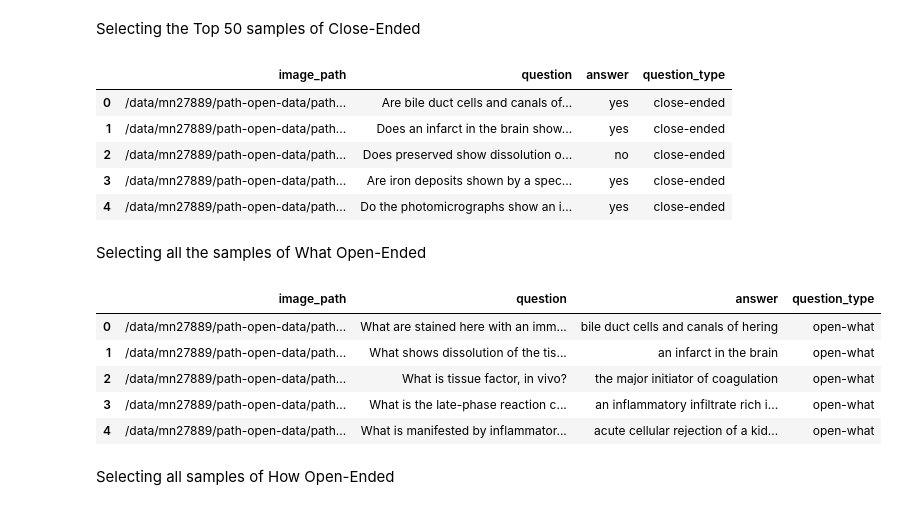
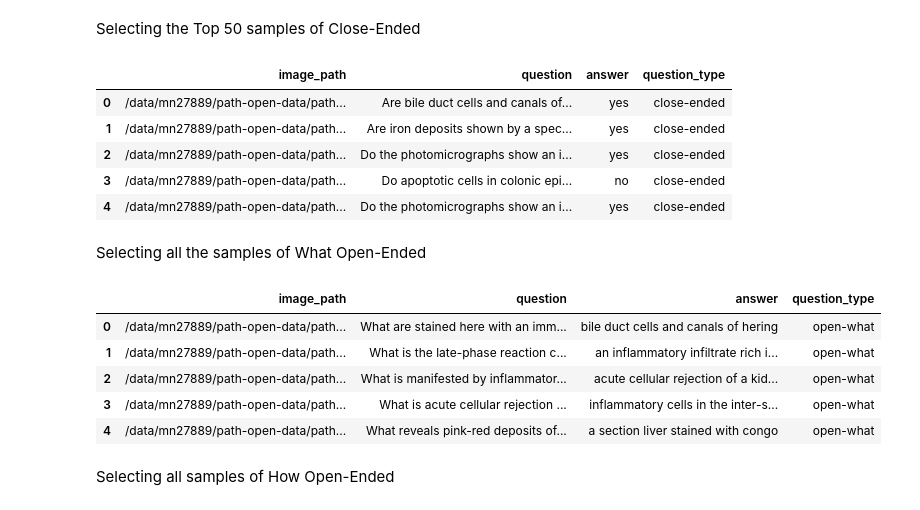
Before and after one commit to embedded-robotics/path-open-data, a Jupyter notebook: pathvqa_data_preparation.ipynb, the cells around one changed output. Saved outputs shown, nothing was run; the diff lists cells and outputs as text; code cells hidden in the pictures.

```diff
--- a/pathvqa_data_preparation.ipynb
+++ b/pathvqa_data_preparation.ipynb
@@ -46,0 +71,4 @@ Total Samples: 6723
+# %%
+pvqa_subset_val = "val"
+pvqa_images_subset_path_val = os.path.join(pvqa_images, pvqa_subset_val)
+pvqa_qas_subset_path_val = os.path.join(pvqa_qas, pvqa_subset_val)
@@ -46,0 +77,7 @@ Total Samples: 6723
+# %%
+file_name = "val_qa.pkl"
+qas_file_path_val = os.path.join(pvqa_qas_subset_path_val, file_name)
+with open(qas_file_path_val, 'rb') as file:
+    pvqa_qas_subset_val = pickle.load(file)
+
+print('Total Val Samples:',len(pvqa_qas_subset_val))
@@ -46,0 +88,3 @@ Total Samples: 6723
+# %%
+pvqa_qas_subset = pvqa_qas_subset_train + pvqa_qas_subset_test + pvqa_qas_subset_val
+len(pvqa_qas_subset)
@@ -128,6 +174,13 @@ Selecting the Top 50 samples of Close-Ended
 pvqa_eval_data_close_ended = pd.DataFrame(columns=['image_path', 'question', 'answer', 'question_type'])
 
 for sample in valid_close_ended_samples[0:50]:
+    if 'train' in sample['image']:
+        pvqa_images_subset_path = pvqa_images_subset_path_train
+    elif 'test' in sample['image']:
+        pvqa_images_subset_path = pvqa_images_subset_path_test
+    else:
+        pvqa_images_subset_path = pvqa_images_subset_path_val
+
     image_path = os.path.join(pvqa_images_subset_path, sample['image'] + '.jpg')
     question = sample['question']
     answer = sample['answer']
@@ -138,30 +191,37 @@ pvqa_eval_data_close_ended.head()
 # %% [output]
 |  | image_path | question | answer | question_type |
 | 0 | /data/mn27889/path-open-data/path... | Are bile duct cells and canals of... | yes | close-ended |
-| 1 | /data/mn27889/path-open-data/path... | Does an infarct in the brain show... | yes | close-ended |
-| 2 | /data/mn27889/path-open-data/path... | Does preserved show dissolution o... | no | close-ended |
-| 3 | /data/mn27889/path-open-data/path... | Are iron deposits shown by a spec... | yes | close-ended |
+| 1 | /data/mn27889/path-open-data/path... | Are iron deposits shown by a spec... | yes | close-ended |
+| 2 | /data/mn27889/path-open-data/path... | Do the photomicrographs show an i... | yes | close-ended |
+| 3 | /data/mn27889/path-open-data/path... | Do apoptotic cells in colonic epi... | no | close-ended |
 | 4 | /data/mn27889/path-open-data/path... | Do the photomicrographs show an i... | yes | close-ended |
 # %% [markdown]
 Selecting all the samples of What Open-Ended
 # %%
 pvqa_eval_data_open_what = pd.DataFrame(columns=['image_path', 'question', 'answer', 'question_type'])
 
 for sample in what_question_samples:
+    if 'train' in sample['image']:
+        pvqa_images_subset_path = pvqa_images_subset_path_train
+    elif 'test' in sample['image']:
+        pvqa_images_subset_path = pvqa_images_subset_path_test
+    else:
+        pvqa_images_subset_path = pvqa_images_subset_path_val
+
     image_path = os.path.join(pvqa_images_subset_path, sample['image'] + '.jpg')
     question = sample['question']
     answer = sample['answer']
     question_type = 'open-what'
     pvqa_eval_data_open_what.loc[len(pvqa_eval_data_open_what)] = [image_path, question, answer, question_type]
 
 pvqa_eval_data_open_what.head()
 # %% [output]
 |  | image_path | question | answer | question_type |
 | 0 | /data/mn27889/path-open-data/path... | What are stained here with an imm... | bile duct cells and canals of hering | open-what |
-| 1 | /data/mn27889/path-open-data/path... | What shows dissolution of the tis... | an infarct in the brain | open-what |
-| 2 | /data/mn27889/path-open-data/path... | What is tissue factor, in vivo? | the major initiator of coagulation | open-what |
-| 3 | /data/mn27889/path-open-data/path... | What is the late-phase reaction c... | an inflammatory infiltrate rich i... | open-what |
-| 4 | /data/mn27889/path-open-data/path... | What is manifested by inflammator... | acute cellular rejection of a kid... | open-what |
+| 1 | /data/mn27889/path-open-data/path... | What is the late-phase reaction c... | an inflammatory infiltrate rich i... | open-what |
+| 2 | /data/mn27889/path-open-data/path... | What is manifested by inflammator... | acute cellular rejection of a kid... | open-what |
+| 3 | /data/mn27889/path-open-data/path... | What is acute cellular rejection ... | inflammatory cells in the inter-s... | open-what |
+| 4 | /data/mn27889/path-open-data/path... | What reveals pink-red deposits of... | a section liver stained with congo | open-what |
 # %% [markdown]
 Selecting all samples of How Open-Ended
 # %%
```
Also changed, not shown: parts of 43 cells of this notebook, 4 other files.
